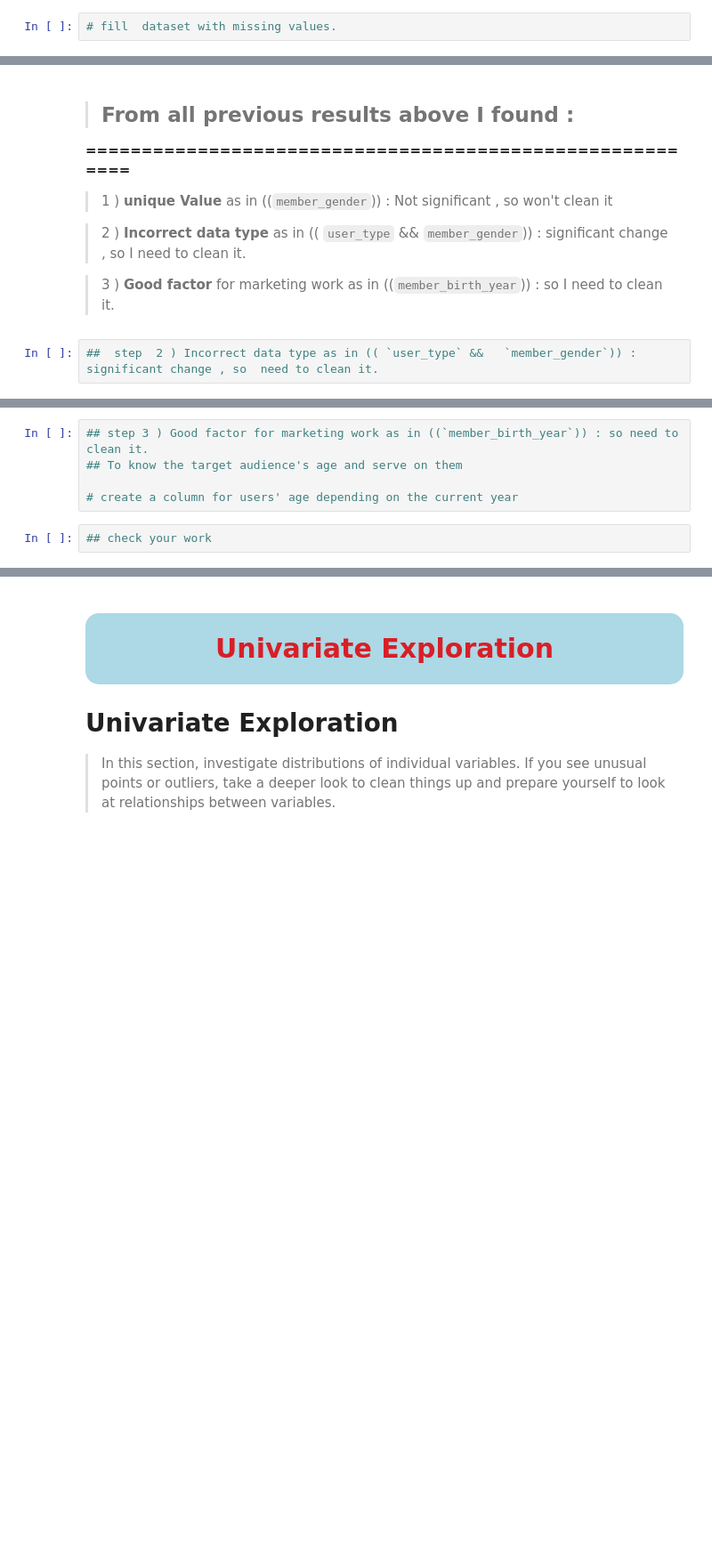
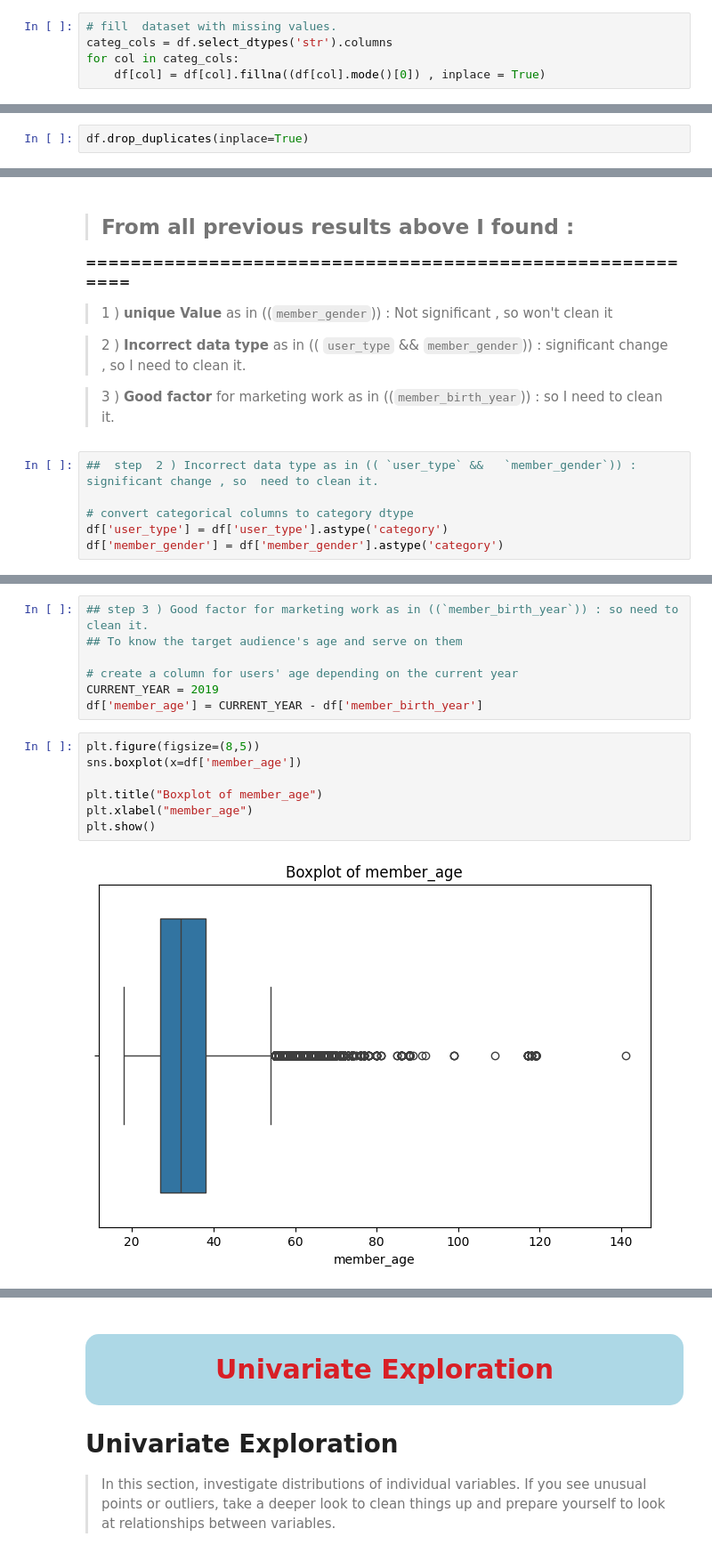
Before and after one commit to Hazem-Amr/GIZ4_AIS2_S1_Ml, a Jupyter notebook: src/Data_Analysis/Final_Project/data science-Final-Project.ipynb, the cells around one changed output, grey strips where cells are left out. Shown at 89% size. Drawn from its saved outputs; the diff is of its cells as text; blank space fills up the shorter version.

```diff
--- a/src/Data_Analysis/Final_Project/data science-Final-Project.ipynb
+++ b/src/Data_Analysis/Final_Project/data science-Final-Project.ipynb
@@ -224,3 +428,6 @@ df.head()
 # %%
 # fill  dataset with missing values.
+categ_cols = df.select_dtypes('str').columns
+for col in categ_cols:
+    df[col] = df[col].fillna((df[col].mode()[0]) , inplace = True)
 # %%
@@ -235,0 +492,2 @@ df.head()
+# %%
+df.drop_duplicates(inplace=True)
@@ -259,5 +527,9 @@ df.head()
 > 3 ) **Good factor** for marketing work as in ((`member_birth_year`)) : so I need to clean it.
 # %%
 ##  step  2 ) Incorrect data type as in (( `user_type` &&	`member_gender`)) :  significant change , so  need to clean it.
+
+# convert categorical columns to category dtype
+df['user_type'] = df['user_type'].astype('category')
+df['member_gender'] = df['member_gender'].astype('category')
 # %%
 ## check your work
@@ -266,5 +543,14 @@ df.head()
 ## To know the target audience's age and serve on them
 
 # create a column for users' age depending on the current year
+CURRENT_YEAR = 2019
+df['member_age'] = CURRENT_YEAR - df['member_birth_year']
-# %%
-## check your work
+# %%
+plt.figure(figsize=(8,5))
+sns.boxplot(x=df['member_age'])
+
+plt.title("Boxplot of member_age")
+plt.xlabel("member_age")
+plt.show()
+# %% [output]
+[figure, added]
```
Also changed, not shown: parts of 39 cells of this notebook, 6 other files.
